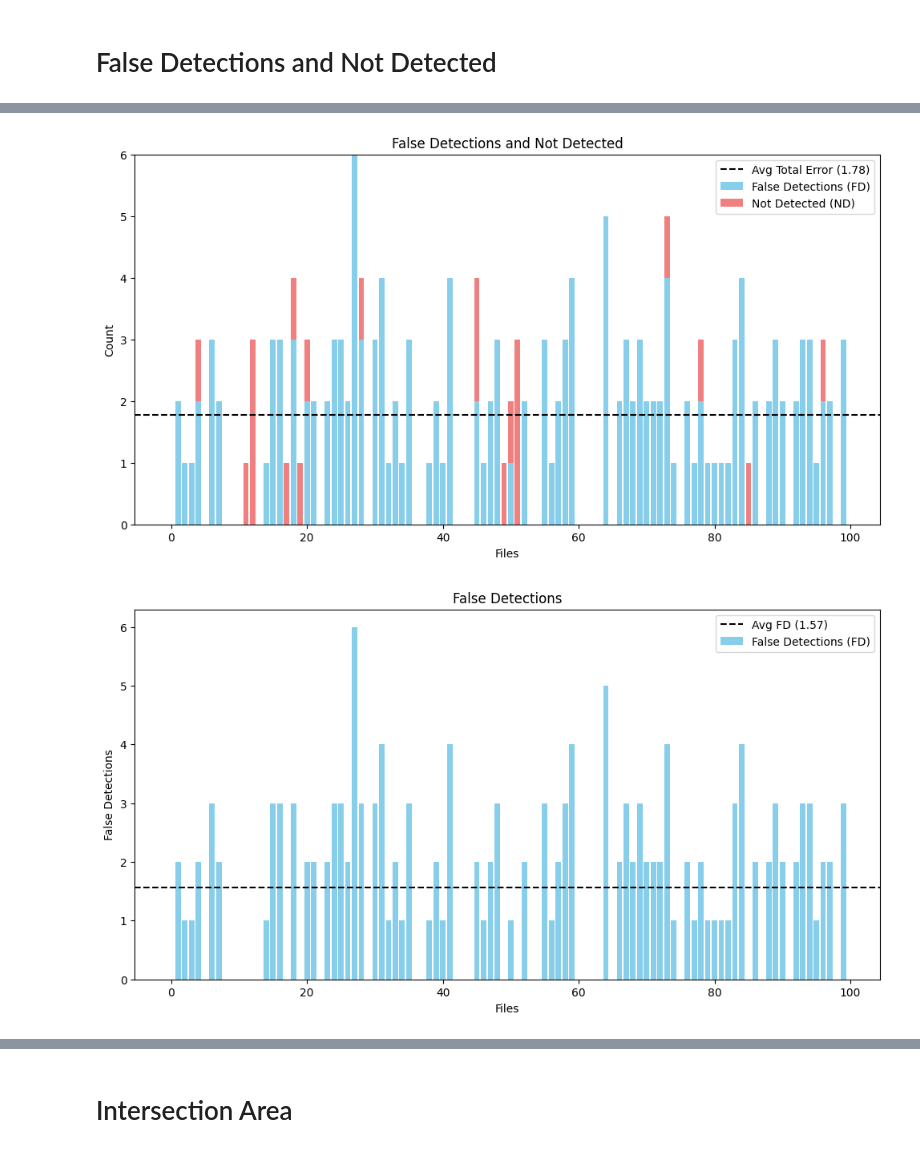
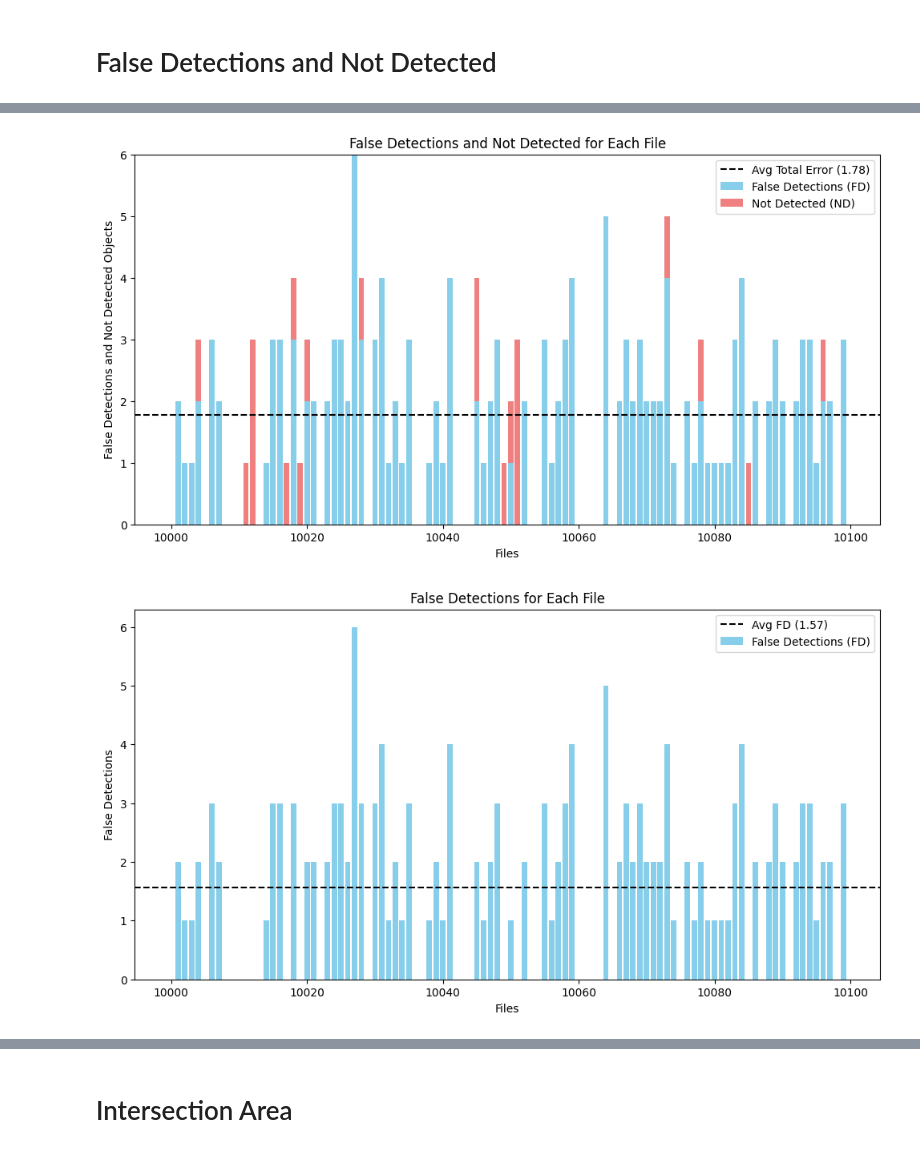
Before and after one commit to sarpermelikertekin/mt-3d-environments-from-video, a Jupyter notebook: yolo/yolo-analysis.ipynb, the cells around one changed output, grey strips where cells are left out. Saved outputs shown, nothing was run; the diff lists cells and outputs as text; code cells hidden in the pictures.

```diff
--- a/yolo/yolo-analysis.ipynb
+++ b/yolo/yolo-analysis.ipynb
@@ -1,10 +1,11 @@
 # %%
 # Directories and model path
-model_path = 'C:/Users/sakar/mt-3d-environments-from-video/runs/pose/train5/weights/last.pt'
+model_path = 'C:/Users/sakar/mt-3d-environments-from-video/runs/pose/yolov8_final/weights/last.pt'
 image_dir = r"C:\Users\sakar\OneDrive\mt-datas\synthetic_data\12_yoro_dataset\images\test"
 ground_truth_dir = r"C:\Users\sakar\OneDrive\mt-datas\synthetic_data\12_yoro_dataset\2d_data"
 save_dir = r"C:\Users\sakar\OneDrive\mt-datas\Assets for the Report\Results Test"
 dataset = "test"
+starting_index = 10000
 # %% [markdown]
 # Euclidian Distance
 # %%
@@ -446,7 +431,7 @@ def calculate_fp_and_nd(predictions, ground_truth):
     pred_ids = set(pred_groups.groups.keys())
 
     # Initialize counters for FP and ND
-    false_positives = 0
+    false_detections = 0
     not_detected = 0
 
     # IDs only in ground truth (ND)
@@ -455,7 +440,7 @@ def calculate_fp_and_nd(predictions, ground_truth):
 
     # IDs only in predictions (FP)
     unique_pred_ids = pred_ids - gt_ids
-    false_positives += sum(len(pred_groups.get_group(id)) for id in unique_pred_ids)
+    false_detections += sum(len(pred_groups.get_group(id)) for id in unique_pred_ids)
 
     # IDs present in both
     common_ids = gt_ids & pred_ids
@@ -465,11 +450,11 @@ def calculate_fp_and_nd(predictions, ground_truth):
 
         # Count mismatched instances
         if pred_count > gt_count:
-            false_positives += pred_count - gt_count
+            false_detections += pred_count - gt_count
         elif gt_count > pred_count:
             not_detected += gt_count - pred_count
 
-    return false_positives, not_detected
+    return false_detections, not_detected
 
 
 def process_file_fp_nd(model, image_path, gt_file):
@@ -518,16 +503,16 @@ def process_file_fp_nd(model, image_path, gt_file):
         print(f"Skipping file {os.path.basename(image_path)} due to empty DataFrames.")
         return {
             "file": os.path.basename(image_path),
-            "false_positives": len(predictions_df),
+            "false_detections": len(predictions_df),
             "not_detected": len(ground_truth)
         }
 
     # Calculate FP and ND
-    false_positives, not_detected = calculate_fp_and_nd(predictions_df, ground_truth)
+    false_detections, not_detected = calculate_fp_and_nd(predictions_df, ground_truth)
 
     return {
         "file": os.path.basename(image_path),
-        "false_positives": false_positives,
+        "false_detections": false_detections,
         "not_detected": not_detected,
     }
 
@@ -572,7 +557,7 @@ def process_all_files_fp_nd(model_path, image_dir, ground_truth_dir, max_files=N
             file_results = process_file_fp_nd(model, image_path, gt_file)
             results.append({
                 "file": file_results["file"],
-                "false_positives": file_results["false_positives"],
+                "false_detections": file_results["false_detections"],
                 "not_detected": file_results["not_detected"]
             })
         except Exception as e:
@@ -620,52 +605,52 @@ def generate_fp_nd_bar_plots(results):
     """
     # Prepare data
     file_names = [result["file"] for result in results]
-    false_positives = [result["false_positives"] for result in results]
+    false_detections = [result["false_detections"] for result in results]
     not_detected = [result["not_detected"] for result in results]
 
     # Calculate averages for lines
-    avg_fp = np.mean(false_positives)
+    avg_fp = np.mean(false_detections)
     avg_nd = np.mean(not_detected)
 
     x = np.arange(len(file_names))
 
     # Stacked Bar Plot: FP and ND
     plt.figure(figsize=(12, 6))
-    plt.bar(x, false_positives, label="False Detections (FD)", color="skyblue")
-    plt.bar(x, not_detected, bottom=false_positives, label="Not Detected (ND)", color="lightcoral")
+    plt.bar(x + starting_index, false_detections, label="False Detections (FD)", color="skyblue")
+    plt.bar(x + starting_index, not_detected, bottom=false_detections, label="Not Detected (ND)", color="lightcoral")
     plt.axhline(avg_fp + avg_nd, color="black", linestyle="--", label=f"Avg Total Error ({avg_fp + avg_nd:.2f})")
     plt.xlabel("Files")
-    plt.ylabel("Count")
-    plt.title("False Detections and Not Detected")
+    plt.ylabel("False Detections and Not Detected Objects")
+    plt.title("False Detections and Not Detected for Each File")
     plt.legend(loc="upper right")
     plt.savefig(f"{save_dir}\\yolo_{dataset}_false_detections_and_not_detected.png", dpi=300)
     plt.show()
 
     # Individual Plot: False Positives with Average Line
     plt.figure(figsize=(12, 6))
-    plt.bar(x, false_positives, color="skyblue", label="False Detections (FD)")
+    plt.bar(x + starting_index, false_detections, color="skyblue", label="False Detections (FD)")
     plt.axhline(avg_fp, color="black", linestyle="--", label=f"Avg FD ({avg_fp:.2f})")
     plt.xlabel("Files")
     plt.ylabel("False Detections")
-    plt.title("False Detections")
+    plt.title("False Detections for Each File")
     plt.legend(loc="upper right")
     plt.savefig(f"{save_dir}\\yolo_{dataset}_false_detections.png", dpi=300)
     plt.show()
 
     # Individual Plot: Not Detected with Average Line
     plt.figure(figsize=(12, 6))
-    plt.bar(x, not_detected, color="lightcoral", label="Not Detected (ND)")
+    plt.bar(x + starting_index, not_detected, color="lightcoral", label="Not Detected (ND)")
     plt.axhline(avg_nd, color="black", linestyle="--", label=f"Avg ND ({avg_nd:.2f})")
     plt.xlabel("Files")
-    plt.ylabel("Not Detected")
-    plt.title("Not Detected")
+    plt.ylabel("Not Detected Objects")
+    plt.title("Not Detected for Each File")
     plt.legend(loc="upper right")
     plt.savefig(f"{save_dir}\\yolo_{dataset}_not_detected.png", dpi=300)
     plt.show()
 
 
 # Generate the plots
 generate_fp_nd_bar_plots(results)
 # %% [output]
-[figure, old version]
+[figure, new version]
-[figure, old version]
+[figure, new version]
```
Also changed, not shown: parts of 19 cells of this notebook, 1 other file.
